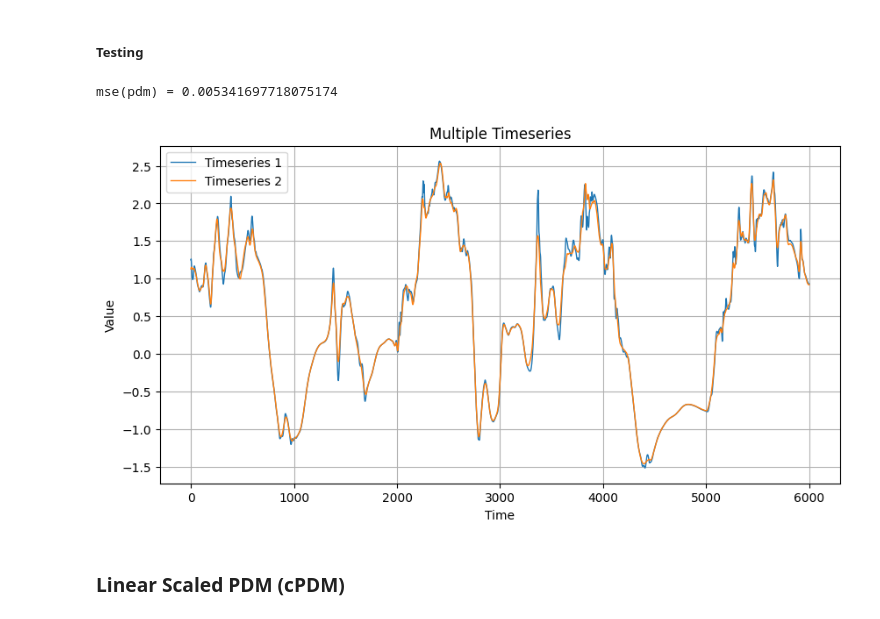
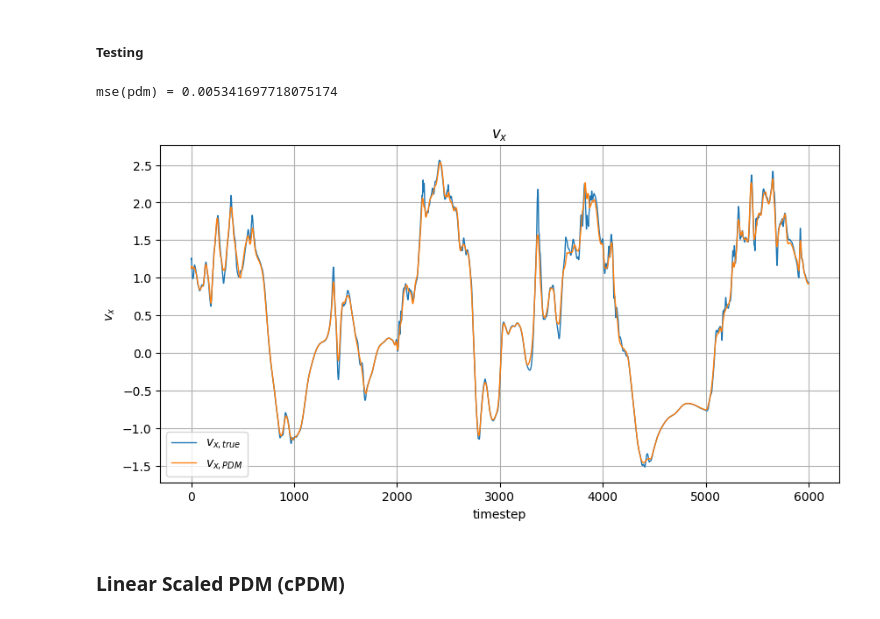
Before and after one commit to MichaelSkowronek/potential_probe_velocity_measuring, a Jupyter notebook: notebooks/yz_slice/feature_pdm_pointwise.ipynb, the cells around one changed output. Saved outputs shown, nothing was run; the diff lists cells and outputs as text; code cells hidden in the pictures.

```diff
--- a/notebooks/yz_slice/feature_pdm_pointwise.ipynb
+++ b/notebooks/yz_slice/feature_pdm_pointwise.ipynb
@@ -361,26 +377,33 @@ _, phi_y_2_test = train_test_split(
 # %%
 v_x_pdm_test = pdm_approximated_velocity(
     former_point=phi_y_1_test,
     latter_point=phi_y_2_test,
     delta_l=delta_y,
     B=B_z,
     )
 y_pred_pdm_test = ss_y_true.transform(
     v_x_pdm_test,
     copy=False,
     )
 mse_pdm = mean_squared_error(y_true_test, y_pred_pdm_test)
 mses['PDM'] = mse_pdm
 print(f"mse(pdm) = {mse_pdm}")
 plot_timeseries(
     data_list=[
         y_true_test,
         y_pred_pdm_test,
-        ],
-    )
+    ],
+    labels=[
+        "$v_{x, true}$",
+        "$v_{x, PDM}$",
+    ],
+    title="$v_x$",
+    xlabel="timestep",
+    ylabel="$v_x$",
+)
 # %% [output]
 mse(pdm) = 0.005341697718075174
-[figure, old version]
+[figure, new version]
 # %% [markdown]
 ### Linear Scaled PDM (cPDM)
 # %% [markdown]
```
Also changed, not shown: parts of 8 cells of this notebook, 5 other files.
